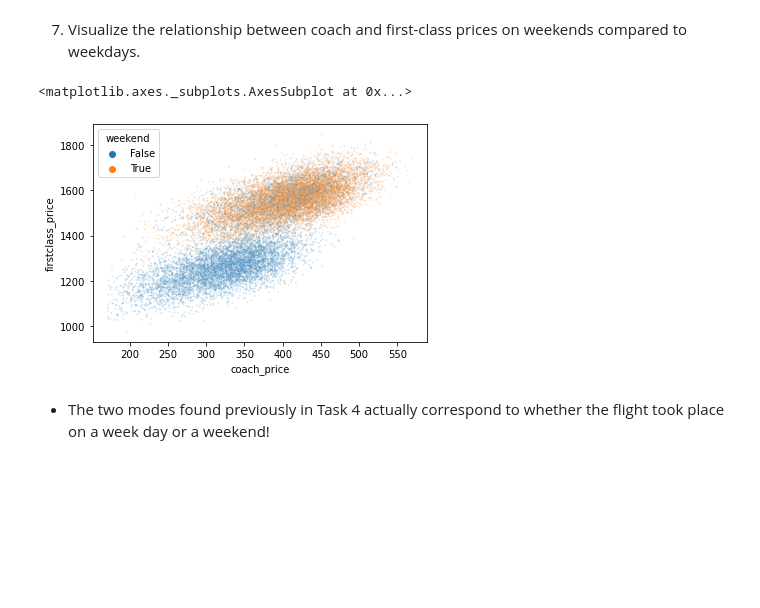
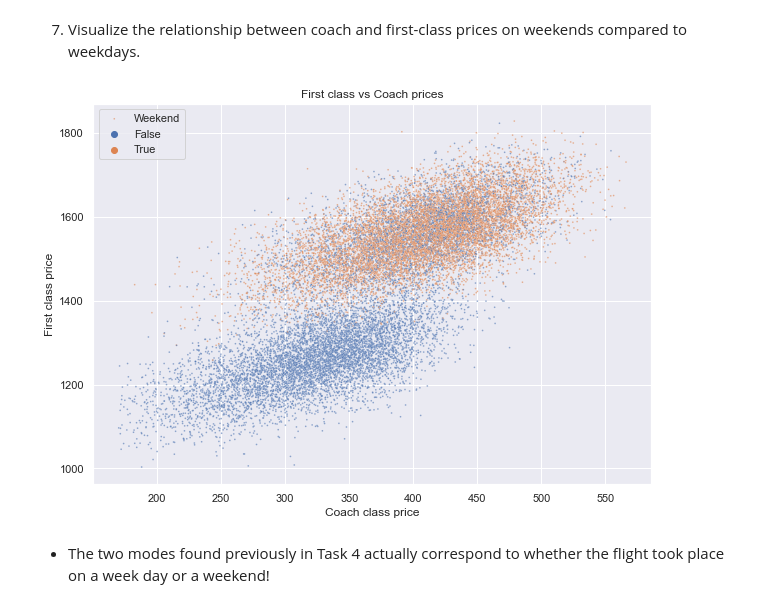
Before and after one commit to juan-s-cruz/DS-portfolio, a Jupyter notebook: Airline Analysis/Airline Analysis.ipynb, the cells around one changed output. Saved outputs shown, nothing was run; the diff lists cells and outputs as text; code cells hidden in the pictures; blank space fills up the shorter version.

```diff
--- a/Airline Analysis/Airline Analysis.ipynb
+++ b/Airline Analysis/Airline Analysis.ipynb
@@ -39,7 +28,9 @@ import numpy as np
 import seaborn as sns
 import statsmodels.api as sm
 import matplotlib.pyplot as plt
-import math
+from statsmodels.iolib.summary2 import summary_col
+
+sns.set_theme()
 # %%
 ## Read in Data
 flight = pd.read_csv("flight.csv")
@@ -336,17 +339,22 @@ plt.clf()
 # %%
 ## Task 7
 def is_weekend(day):
     if (day == "Saturday") or (day == "Sunday"):
         return True
     else:
         return False
 flight['weekend'] = flight['day_of_week'].apply(lambda day: is_weekend(day))
 flight_sample = flight[(flight.coach_price > 170) & (flight.coach_price < 570)].sample(n=20000)
 
-sns.scatterplot(x='coach_price',y='firstclass_price',data=flight_sample, s=3,alpha=0.2, hue='weekend')
+plt.figure(figsize=(10,7))
+sns.scatterplot(x='coach_price',y='firstclass_price',data=flight_sample, s=3,alpha=0.6, hue='weekend')
+plt.xlabel('Coach class price')
+plt.ylabel('First class price')
+plt.title('First class vs Coach prices')
+plt.legend(['Weekend','False','True'],loc='upper left')
+plt.show()
 # %% [output]
-<matplotlib.axes._subplots.AxesSubplot at 0x...>
-[figure, old version]
+[figure, new version]
 # %% [markdown]
 - The two modes found previously in Task 4 actually correspond to whether the flight took place on a week day or a weekend!
 # %% [markdown]
```
Also changed, not shown: parts of 14 cells of this notebook, 1 other file.
